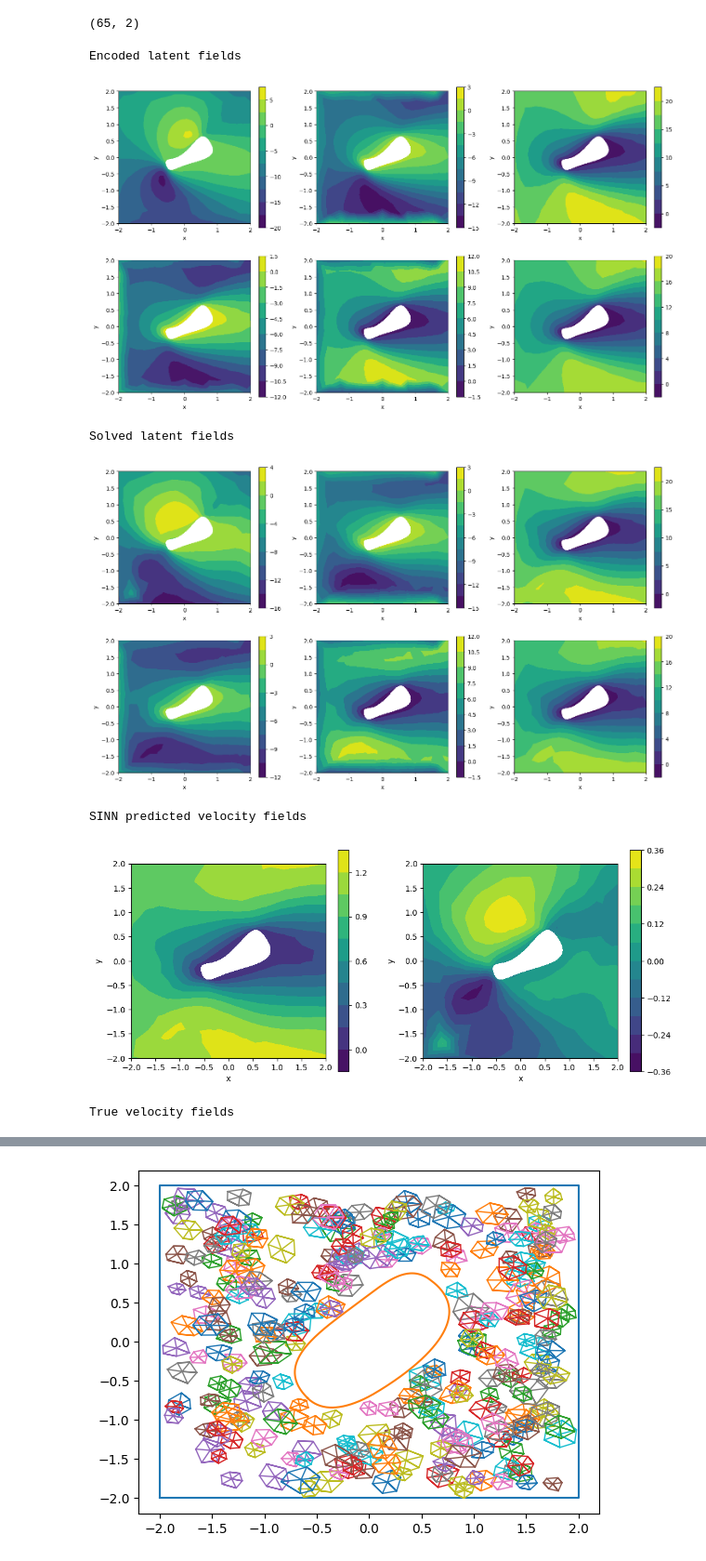
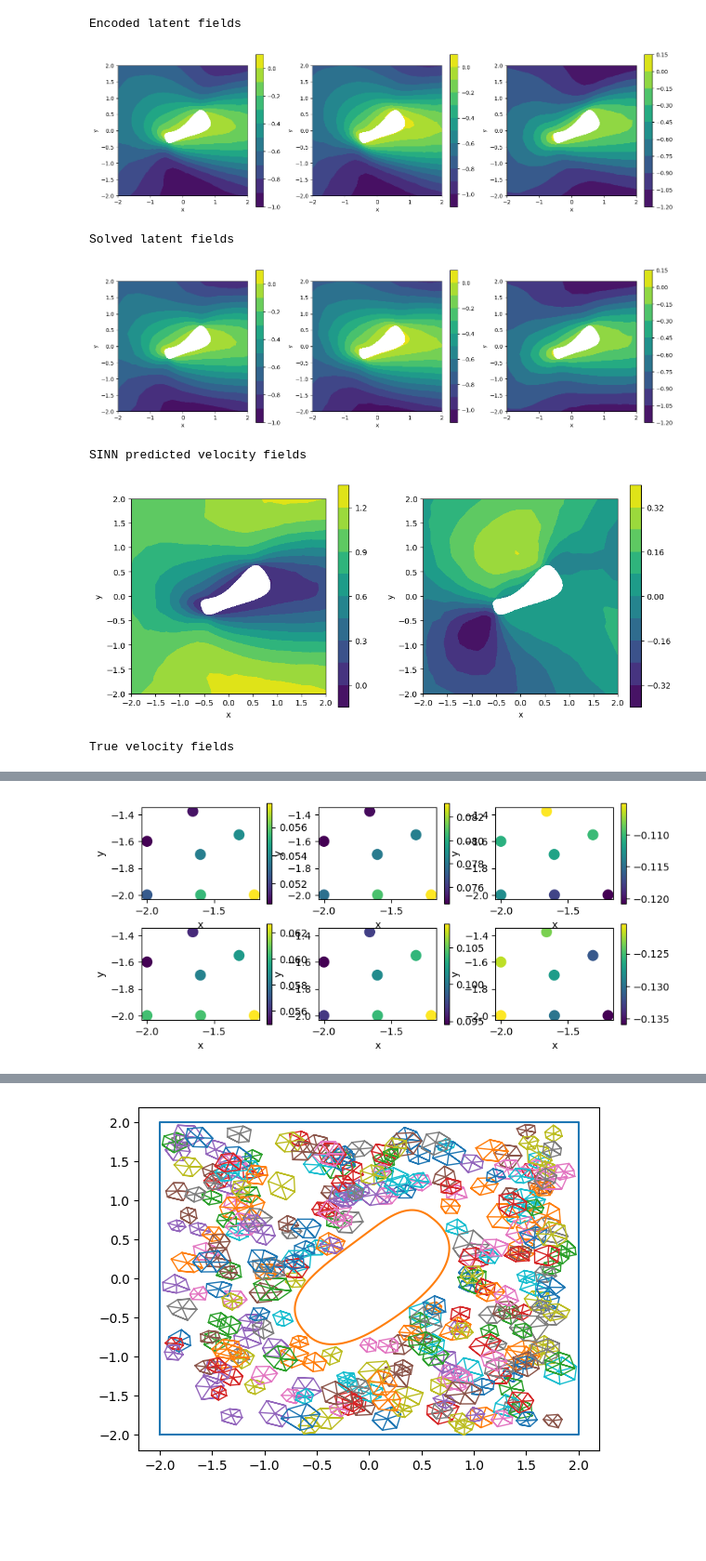
Before and after one commit to jh6220/SINNs-FEM, a Jupyter notebook: SINNs_FEM_implementationV2.ipynb, the cells around one changed output, grey strips where cells are left out. Shown at 93% size. Saved outputs shown, nothing was run; the diff lists cells and outputs as text; code cells hidden in the pictures; blank space fills up the shorter version.

Commit message:
SolveFEM function fixed for the new solution data format in implementationv2

```diff
--- a/SINNs_FEM_implementationV2.ipynb
+++ b/SINNs_FEM_implementationV2.ipynb
@@ -1109,5 +1137 @@ plt.gca().set_yscale('log')
-# %%
-nodesIE.shape
-# %% [output]
-(65, 2)
 # %%
@@ -1169,10 +1193,11 @@ def SolveFEM(nodes, elements, boundaryNodes, l_BC, internalNodes, r, A, A_nl=Fal
 def SINNsPredict(data,encoderB,decoder,B,r,distanceBE):
     nodes = data['nodes']
     elements = data['elements']
-    boundaryNodes = np.concatenate(data['idxCurves'])
+    boundaryNodes = np.concatenate([idxCurve[:-1] for idxCurve in data['idxCurves']])
     internalNodes = np.setdiff1d(np.unique(elements.flatten()),boundaryNodes)
     u_D = data['solution'][...,:2]
-    distance= data['distanceCurves']
+    # distance= data['distanceCurves']
+    distance = [d[:-1] for d in data['distanceCurves']]
     interpBS = data['interpBS']
     interpBN = data['interpBN']
     nd_BE = data['interpBS'][0].spline.c.shape[-1]
@@ -1195,10 +1220,10 @@ def SINNsPredict(data,encoderB,decoder,B,r,distanceBE):
 
 def EncodeData(data,encoder,encoderB, nodesIE, distanceBE):
     nodes = data['nodes']
-    boundaryNodes = np.concatenate(data['idxCurves'])
+    boundaryNodes = np.concatenate([idxCurve[:-1] for idxCurve in data['idxCurves']])
     internalNodes = np.setdiff1d(np.arange(nodes.shape[0]),boundaryNodes)
     nodesI = nodes[internalNodes]
-    distance = data['distanceCurves']
+    distance = [d[:-1] for d in data['distanceCurves']]
     interpSE = data['interpSE']
     interpBS = data['interpBS']
     interpBN = data['interpBN']
@@ -1243,40 +1268,77 @@ def PlotFEMsolution(nodes, elements,l):
     for i in range(r):
         plt.subplot(n_rows,n_cols,i+1)
         plt.tricontourf(triangulation, l[:,i],10)
-        plt.colorbar()
-        # plt.scatter(nodes[:,0],nodes[:,1],s=1,c='k')
+        # plt.scatter(nodes[:,0],nodes[:,1],s=100,c=l[:,i])
         plt.xlabel('x')
         plt.ylabel('y')
+        plt.colorbar()
         plt.gca().set_aspect('equal', adjustable='box')
     plt.show()
     return
 
 idx = 10
 l = EncodeData(data_train[idx],encoder,encoderB, nodesIE, distanceBE)
 nodes = data_train[idx]['nodes']
 elements = data_train[idx]['elements']
 
 print("Encoded latent fields")
 PlotFEMsolution(nodes, elements,l)
 
 u_model, l_model = SINNsPredict(data_train[idx],encoderB,decoder,P,r,distanceBE)
 
 print("Solved latent fields")
 PlotFEMsolution(nodes, elements,l_model)
 print("SINN predicted velocity fields")
 PlotFEMsolution(nodes, elements,u_model)
 print("True velocity fields")
 PlotFEMsolution(nodes, elements,data_train[idx]['solution'][...,:2])
 
 # ms = 20
 # plt.scatter(nodes[:,0],nodes[:,1],c=l[:,0],s=ms)
 # plt.gca().set_aspect('equal', adjustable='box')
 # %% [output]
 Encoded latent fields
-[figure, old version]
+[figure, new version]
 Solved latent fields
-[figure, old version]
+[figure, new version]
 SINN predicted velocity fields
-[figure, old version]
+[figure, new version]
 True velocity fields
 [figure]
+# %%
+def PlotFEMsolution(nodes, elements,l):
+    if elements.shape[1] == 4:
+        # Convert quadrlateral mesh to triangular mesh
+        elements = np.concatenate([elements[:,:3],elements[:,1:]],0)
+
+    # Create a Triangulation object
+    triangulation = tri.Triangulation(nodes[:, 0], nodes[:, 1], elements)
+
+    df_l = pd.DataFrame(l,columns=[f'l{i}' for i in range(l.shape[1])])
+    df_l['x'] = nodes[:,0]
+    df_l['y'] = nodes[:,1]
+
+    df_l_plot = df_l[(df_l['x']>-2.05) & (df_l['x']<-1.1) & (df_l['y']>-2.05) & (df_l['y']<-1.2)]
+
+    # Plotting
+    r = l.shape[1]
+    n_rows = np.ceil(r/3).astype(int)
+    n_cols = min(r,3)
+    plt.figure(figsize=(3*n_cols,2*n_rows))
+    for i in range(r):
+        plt.subplot(n_rows,n_cols,i+1)
+        # plt.tricontourf(triangulation, l[:,i],10)
+        plt.scatter(df_l_plot['x'],df_l_plot['y'],s=100,c=df_l_plot[f'l{i}'])
+        plt.xlabel('x')
+        plt.ylabel('y')
+        # plt.xlim([-2.05,-1.3])
+        # plt.ylim([-2.05,-1.3])
+        plt.colorbar()
+        plt.gca().set_aspect('equal', adjustable='box')
+    plt.show()
+    return df_l_plot
+
+# PlotFEMsolution(nodes, elements,l_model)
+df_l_plot = PlotFEMsolution(nodes, elements,l)
+# %% [output]
+[figure, added]
```
Also changed, not shown: parts of 33 cells of this notebook, 1 other file.
